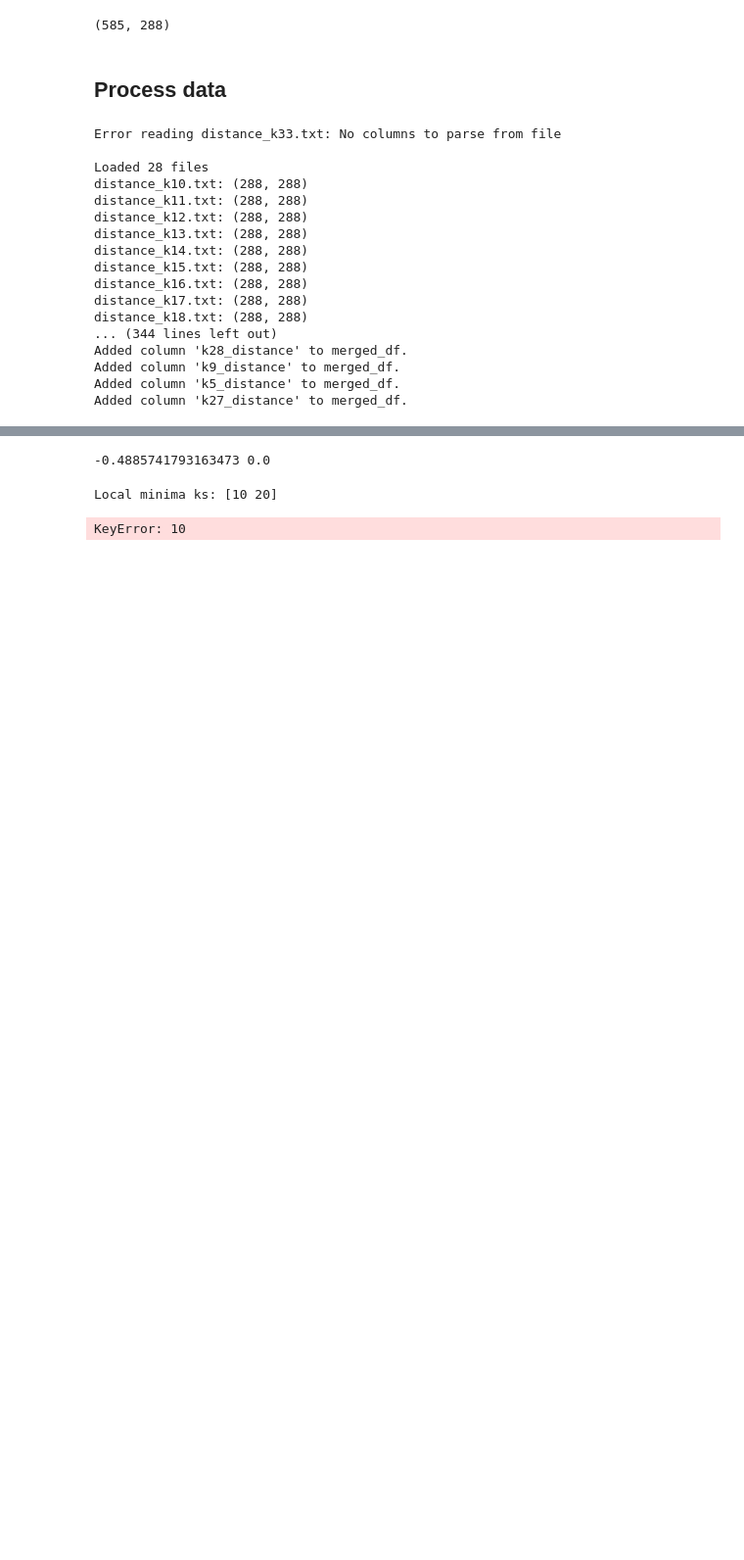
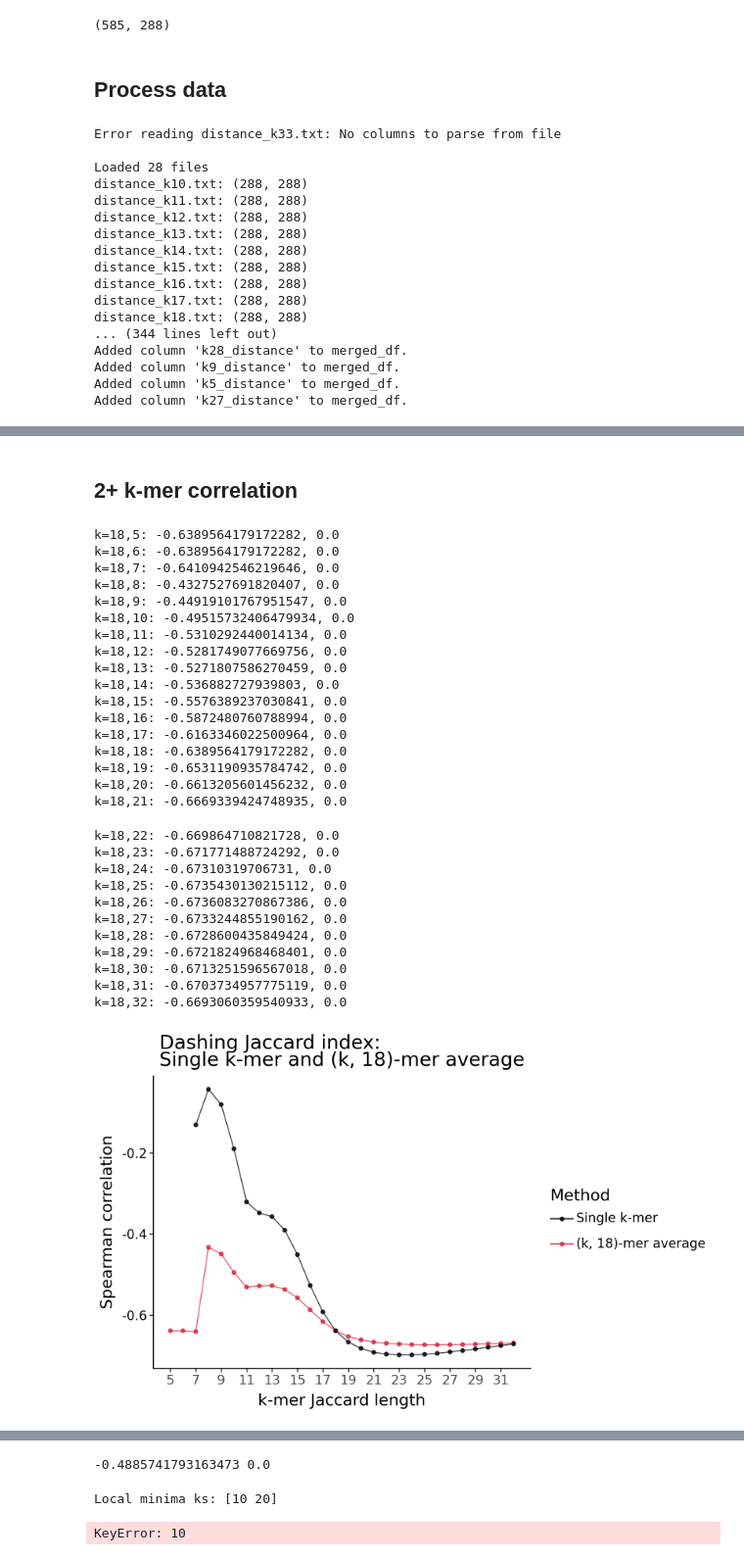
Before and after one commit to StephenHwang/Ok-k-mer, a Jupyter notebook: src/tree_mask.ipynb, the cells around one changed output, grey strips where cells are left out. Shown at 98% size. Saved outputs shown, nothing was run; the diff lists cells and outputs as text; code cells hidden in the pictures; blank space fills up the shorter version.

Commit message:
Clean data and data inputs. Add functions for correlation plotting.

```diff
--- a/src/tree_mask.ipynb
+++ b/src/tree_mask.ipynb
@@ -464,0 +371,38 @@ plot_df['Method'] = plot_df['Method'].replace({'Single k': 'Single k', 'Combined
+# %% [markdown]
+## 2+ k-mer correlation
+# %%
+def compute_kmer_avg_rank_corr(merged_df, k_ref=20):
+    """
+    Calculate Spearman correlations between tree distances and the *average rank*
+    of a reference k-mer (default k=20) and all other k-mers in merged_df.
+
+    Args:
+        merged_df (pd.DataFrame): DataFrame with k-mer distances and tree_distance.
+        k_ref (int, optional): Reference k-mer value (default=20).
+
+    Returns:
+        Tuple (k_values, combined_corrs, single_k_corrs)
+            - k_values (list of int): k-mer values used (looped).
+            - combined_corrs (list of float): Spearman correlations of avg. rank (k_ref & k).
+            - single_k_corrs (list of float): Spearman correlations of single k only.
+    """
+
+    k_ref_ranks = merged_df[f'k{k_ref}_distance'].rank()
+
+    k_values = []
+    combined_corrs = []
+    single_k_corrs = []
+
+    for k in range(5, 33):
+        k_mid_ranks = merged_df[f'k{k}_distance'].rank()
+        avg_ranks = (k_mid_ranks + k_ref_ranks) / 2
+        corr, pval = calc_corr(avg_ranks, merged_df['tree_distance'], prnt=False)
+        print(f"k={k_ref},{k}: {corr}, {pval}")
+
+        single_k_corr, _ = calc_corr(k_mid_ranks, merged_df['tree_distance'], prnt=False)
+
+        k_values.append(k)
+        combined_corrs.append(corr)
+        single_k_corrs.append(single_k_corr)
+
+    return k_values, combined_corrs, single_k_corrs
@@ -464,0 +453,36 @@ plot_df['Method'] = plot_df['Method'].replace({'Single k': 'Single k', 'Combined
+# %%
+k_ref = 18
+merged_df = bacillales_merged_df
+
+k_values, combined_corrs, single_k_corrs = compute_kmer_avg_rank_corr(merged_df, k_ref)
+plot_kmer_avg_rank_corr(k_values, combined_corrs, single_k_corrs, k_ref)
+# %% [output]
+k=18,5: -0.6389564179172282, 0.0
+k=18,6: -0.6389564179172282, 0.0
+k=18,7: -0.6410942546219646, 0.0
+k=18,8: -0.4327527691820407, 0.0
+k=18,9: -0.44919101767951547, 0.0
+k=18,10: -0.49515732406479934, 0.0
+k=18,11: -0.5310292440014134, 0.0
+k=18,12: -0.5281749077669756, 0.0
+k=18,13: -0.5271807586270459, 0.0
+k=18,14: -0.536882727939803, 0.0
+k=18,15: -0.5576389237030841, 0.0
+k=18,16: -0.5872480760788994, 0.0
+k=18,17: -0.6163346022500964, 0.0
+k=18,18: -0.6389564179172282, 0.0
+k=18,19: -0.6531190935784742, 0.0
+k=18,20: -0.6613205601456232, 0.0
+k=18,21: -0.6669339424748935, 0.0
+k=18,22: -0.669864710821728, 0.0
+k=18,23: -0.671771488724292, 0.0
+k=18,24: -0.67310319706731, 0.0
+k=18,25: -0.6735430130215112, 0.0
+k=18,26: -0.6736083270867386, 0.0
+k=18,27: -0.6733244855190162, 0.0
+k=18,28: -0.6728600435849424, 0.0
+k=18,29: -0.6721824968468401, 0.0
+k=18,30: -0.6713251596567018, 0.0
+k=18,31: -0.6703734957775119, 0.0
+k=18,32: -0.6693060359540933, 0.0
+[figure, added]
```
Also changed, not shown: parts of 16 cells of this notebook.
